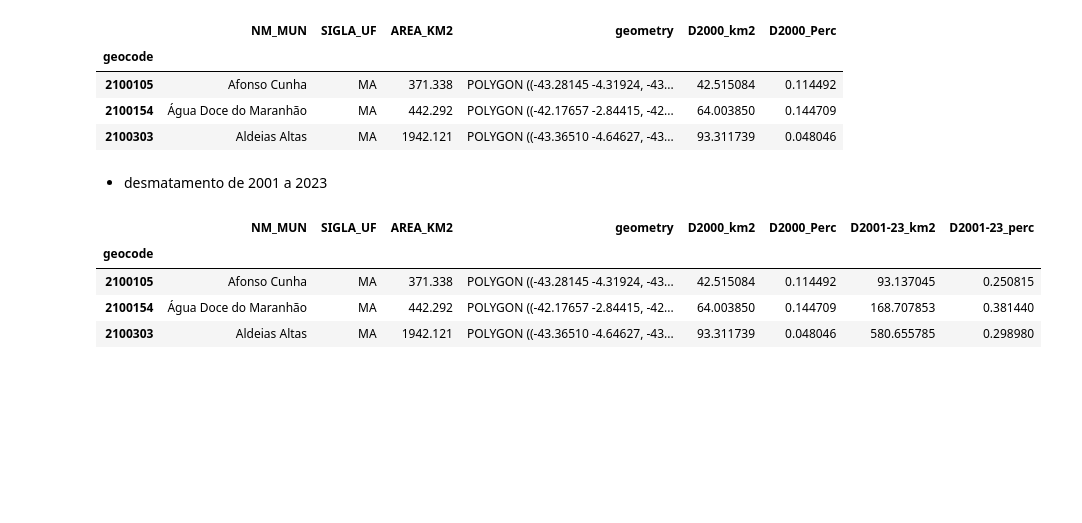
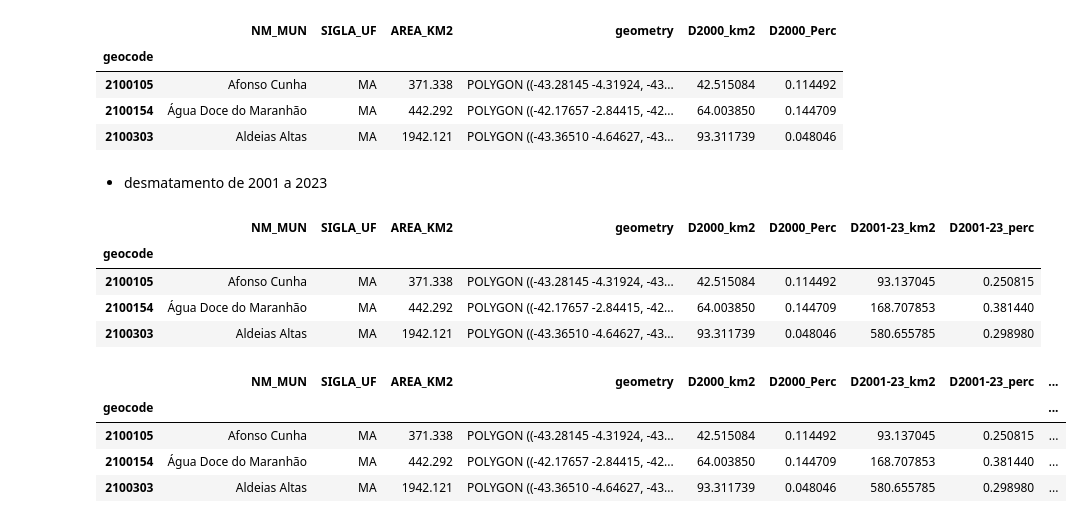
Before and after one commit to LambdaGeo/analise_cerrado_ma, a Jupyter notebook: analise_municipios.ipynb, the cells around one changed output. Cells and saved outputs as stored; diff of their text form; code cells hidden in the pictures; blank space fills up the shorter version.

```diff
--- a/analise_municipios.ipynb
+++ b/analise_municipios.ipynb
@@ -249,4 +249,13 @@ gdf_mun_cerrado.head(3)
 | 2100105 | Afonso Cunha | MA | 371.338 | POLYGON ((-43.28145 -4.31924, -43... | 42.515084 | 0.114492 | 93.137045 | 0.250815 |
 | 2100154 | Água Doce do Maranhão | MA | 442.292 | POLYGON ((-42.17657 -2.84415, -42... | 64.003850 | 0.144709 | 168.707853 | 0.381440 |
 | 2100303 | Aldeias Altas | MA | 1942.121 | POLYGON ((-43.36510 -4.64627, -43... | 93.311739 | 0.048046 | 580.655785 | 0.298980 |
+# %%
+gdf_mun_cerrado["D2000-23_perc"] = gdf_mun_cerrado["D2001-23_perc"] + gdf_mun_cerrado["D2000_Perc"]
+gdf_mun_cerrado.head(3)
+# %% [output]
+|  | NM_MUN | SIGLA_UF | AREA_KM2 | geometry | D2000_km2 | D2000_Perc | D2001-23_km2 | D2001-23_perc | ... |
+| geocode |  |  |  |  |  |  |  |  | ... |
+| 2100105 | Afonso Cunha | MA | 371.338 | POLYGON ((-43.28145 -4.31924, -43... | 42.515084 | 0.114492 | 93.137045 | 0.250815 | ... |
+| 2100154 | Água Doce do Maranhão | MA | 442.292 | POLYGON ((-42.17657 -2.84415, -42... | 64.003850 | 0.144709 | 168.707853 | 0.381440 | ... |
+| 2100303 | Aldeias Altas | MA | 1942.121 | POLYGON ((-43.36510 -4.64627, -43... | 93.311739 | 0.048046 | 580.655785 | 0.298980 | ... |
 # %%
```
Also changed, not shown: parts of 1 cell of this notebook.
